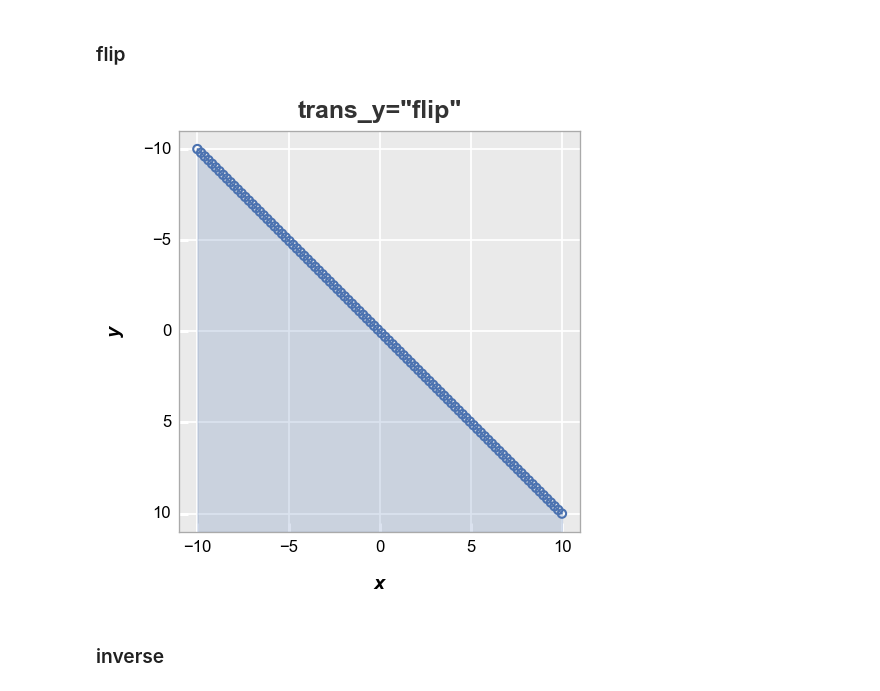
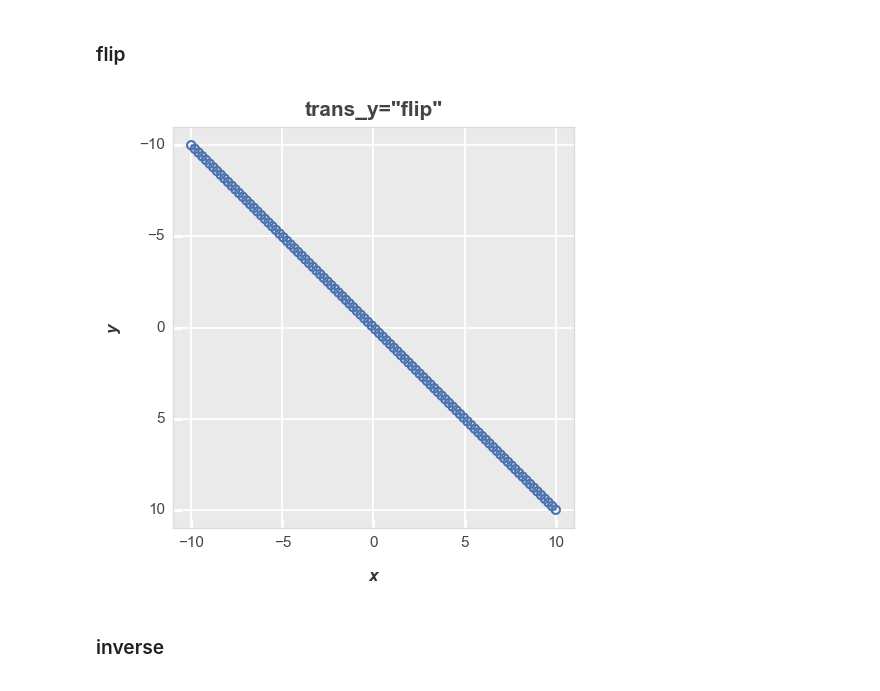
Before and after one commit to endangeredoxen/fivecentplots, a Jupyter notebook: doc/basics/misc.ipynb, the cells around one changed output. Cells and saved outputs as stored; diff of their text form; code cells hidden in the pictures.

```diff
--- a/doc/basics/misc.ipynb
+++ b/doc/basics/misc.ipynb
@@ -159,9 +159,9 @@ fcp.plot(dft, x='x', y='y', trans_y=['addition', 1e3], title='trans_y="add 1000"
 # %% [markdown]
 ### flip
 # %%
-fcp.plot(dft, x='x', y='y', trans_y='flip', title='trans_y="flip"', fill_under=True)
+fcp.plot(dft, x='x', y='y', trans_y='flip', title='trans_y="flip"')
 # %% [output]
-[figure, old version]
+[figure, new version]
 # %% [markdown]
 ### inverse
 # %%
```
Also changed, not shown: parts of 19 cells of this notebook, 3 other files.
